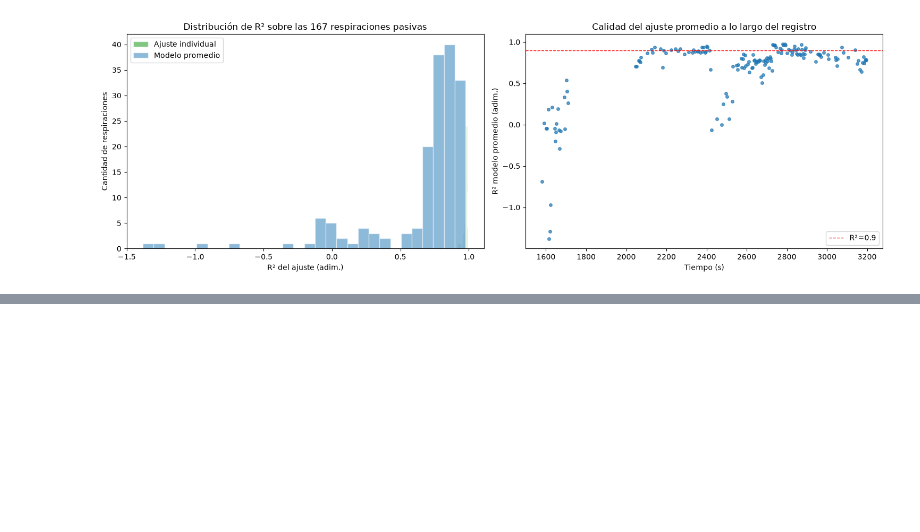
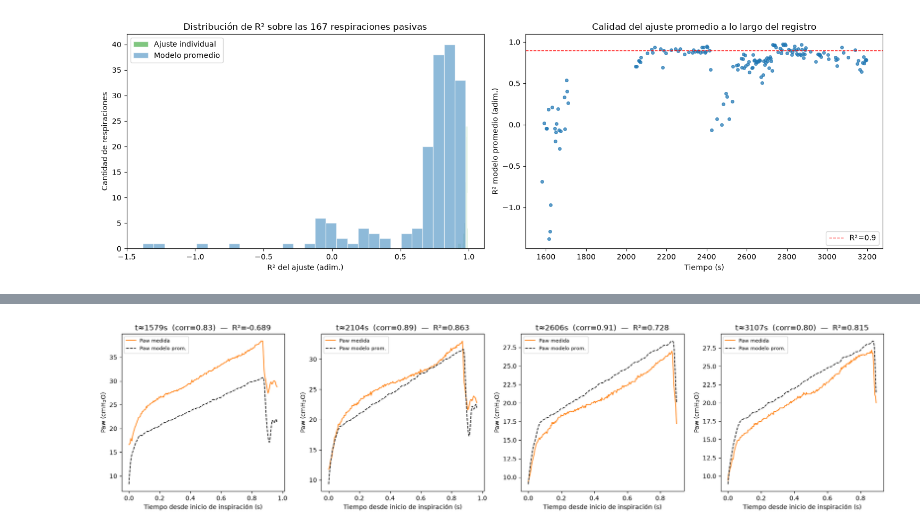
Before and after one commit to thiagomassone/TP_Vent_Mec, a Jupyter notebook: TP_final_consigna4.ipynb, the cells around one changed output, grey strips where cells are left out. Saved outputs shown, nothing was run; the diff lists cells and outputs as text; code cells hidden in the pictures; blank space fills up the shorter version.

```diff
--- a/TP_final_consigna4.ipynb
+++ b/TP_final_consigna4.ipynb
@@ -1013,0 +1063,76 @@ R² modelo PROMEDIO:    mediana=0.796  min=-1.382  % con R²>0.9: 20%
+# %%
+# --- Retoque de ejes (tiempo relativo) + dato: % de pasivas del tramo bueno con R²>0.9 ---
+R_prom, C_prom, PEEP_prom = 12.47, 51.88, 7.85
+E_prom = 1.0 / (C_prom / 1000.0)
+
+# --- (1) Figura con tiempo relativo desde 0 en cada panel ---
+franjas = [(1550, 1700), (2100, 2300), (2600, 2750), (3100, 3200)]
+
+def primera_pasiva_en(t_lo, t_hi):
+    for i_start, v in zip(inicios, volumenes):
+        t = df.Time.values[i_start]
+        if not (t_lo <= t <= t_hi):
+            continue
+        if v < umbral_vol:
+            continue
+        r = corr_inspiratoria(i_start)
+        if r is not None and not np.isnan(r) and r >= 0.80:
+            return i_start, r
+    return None, None
+
+fig, axes = plt.subplots(1, 4, figsize=(18, 4.5))
+for ax, (t_lo, t_hi) in zip(axes, franjas):
+    i_start, r = primera_pasiva_en(t_lo, t_hi)
+    sub = df.iloc[i_start : i_start + int(4*fs)].reset_index(drop=True)
+    i_ini, i_fin = fase_inspiratoria(sub, fs=fs)
+    t   = sub.Time.values[i_ini:i_fin] - sub.Time.values[i_ini]   # tiempo relativo desde 0
+    F   = sub.Flow.values[i_ini:i_fin] / 60.0
+    Paw = sub.Paw.values[i_ini:i_fin]
+    V   = np.cumsum(F) / fs; V = V - V[0]
+    Paw_pred = R_prom * F + E_prom * V + PEEP_prom
+    r2 = 1 - np.sum((Paw - Paw_pred)**2) / np.sum((Paw - Paw.mean())**2)
+
+    ax.plot(t, Paw,      color='tab:orange', lw=1.3, label='Paw medida')
+    ax.plot(t, Paw_pred, color='black', lw=1.2, ls='--', label='Paw modelo prom.')
+    ax.set_title(f't≈{df.Time.values[i_start]:.0f}s  (corr={r:.2f})  —  R²={r2:.3f}')
+    ax.set_xlabel('Tiempo desde inicio de inspiración (s)')
+    ax.set_ylabel('Paw (cmH₂O)')
+    ax.legend(fontsize=8)
+plt.tight_layout()
+plt.show()
+
+# --- Dato: R² del modelo promedio sobre las pasivas del tramo bueno (t>=1750) ---
+t_corte_arranque = 1750
+r2_bueno = []
+for i_start, v in zip(inicios, volumenes):
+    if df.Time.values[i_start] < t_corte_arranque:
+        continue
+    if v < umbral_vol:
+        continue
+    r = corr_inspiratoria(i_start)
+    if r is None or np.isnan(r) or r < 0.80:
+        continue
+    sub = df.iloc[i_start : i_start + int(4*fs)].reset_index(drop=True)
+    i_ini, i_fin = fase_inspiratoria(sub, fs=fs)
+    F   = sub.Flow.values[i_ini:i_fin] / 60.0
+    Paw = sub.Paw.values[i_ini:i_fin]
+    V   = np.cumsum(F) / fs; V = V - V[0]
+    Paw_pred = R_prom * F + E_prom * V + PEEP_prom
+    r2 = 1 - np.sum((Paw - Paw_pred)**2) / np.sum((Paw - Paw.mean())**2)
+    r2_bueno.append(r2)
+
+r2_bueno = np.array(r2_bueno)
+N = len(r2_bueno)
+n_arriba = np.sum(r2_bueno > 0.9)
+n_abajo  = N - n_arriba
+
+print(f"=== Ajuste del modelo promedio en el tramo estable (t>={t_corte_arranque}s) ===")
+print(f"Total de pasivas en el tramo:  {N}")
+print(f"  R² > 0.9:  {n_arriba}  ({100*n_arriba/N:.0f}%)")
+print(f"  R² ≤ 0.9:  {n_abajo}  ({100*n_abajo/N:.0f}%)")
+print(f"  mediana R²: {np.median(r2_bueno):.3f}")
+print()
+print(f"=== Referencia: TODAS las pasivas, incluyendo arranque (N=167) ===")
+print(f"  R² > 0.9: 20%   |   mediana R²: 0.796")
+# %% [output]
+[figure, added]
```
Also changed, not shown: parts of 5 cells of this notebook.
